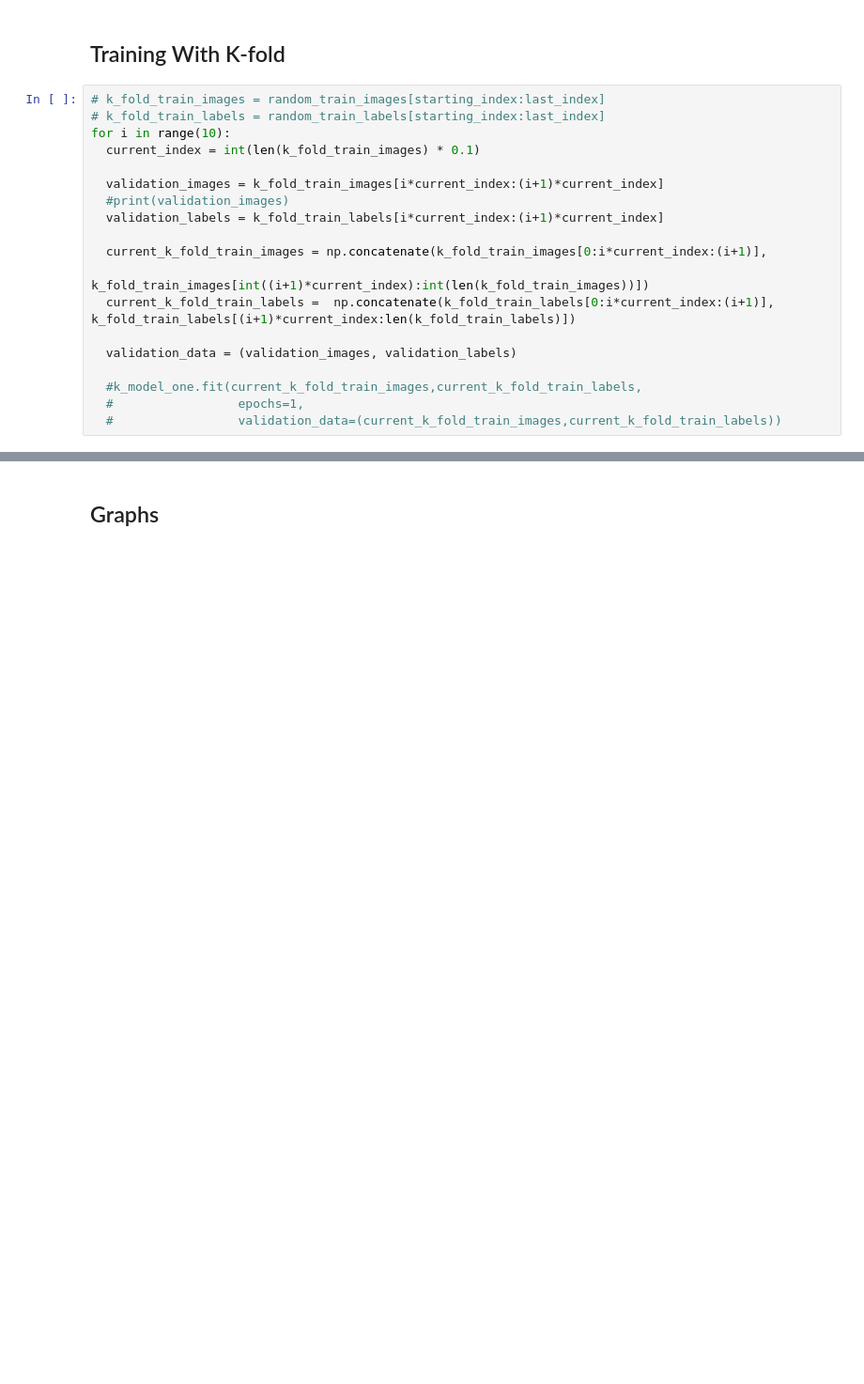
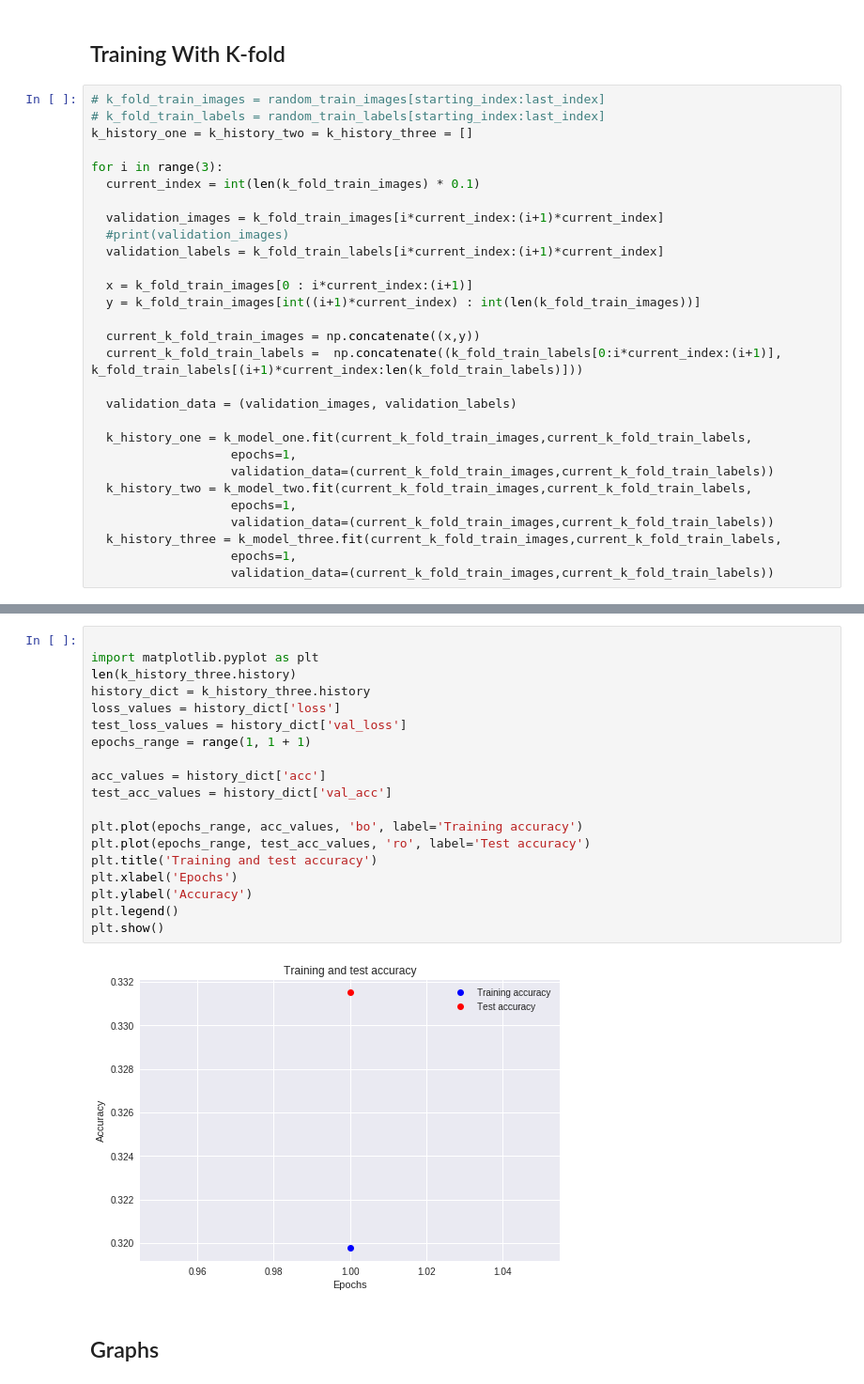
Before and after one commit to Wasabi-Bobby/MachineLearningHomework, a Jupyter notebook: HW2_Machine_Learning_bb.ipynb, the cells around one changed output, grey strips where cells are left out. Shown at 94% size. Cells and saved outputs as stored; diff of their text form; blank space fills up the shorter version.

```diff
--- a/HW2_Machine_Learning_bb.ipynb
+++ b/HW2_Machine_Learning_bb.ipynb
@@ -496,20 +496,30 @@ Training With K-fold
 # %%
 # k_fold_train_images = random_train_images[starting_index:last_index]
 # k_fold_train_labels = random_train_labels[starting_index:last_index]
-for i in range(10):
+k_history_one = k_history_two = k_history_three = []
+
+for i in range(3):
   current_index = int(len(k_fold_train_images) * 0.1)
 
   validation_images = k_fold_train_images[i*current_index:(i+1)*current_index]
   #print(validation_images)
   validation_labels = k_fold_train_labels[i*current_index:(i+1)*current_index]
 
-  current_k_fold_train_images = np.concatenate(k_fold_train_images[0:i*current_index:(i+1)],
-                                               k_fold_train_images[int((i+1)*current_index):int(len(k_fold_train_images))])
-  current_k_fold_train_labels =  np.concatenate(k_fold_train_labels[0:i*current_index:(i+1)], k_fold_train_labels[(i+1)*current_index:len(k_fold_train_labels)])
+  x = k_fold_train_images[0 : i*current_index:(i+1)]
+  y = k_fold_train_images[int((i+1)*current_index) : int(len(k_fold_train_images))]
+
+  current_k_fold_train_images = np.concatenate((x,y))
+  current_k_fold_train_labels =  np.concatenate((k_fold_train_labels[0:i*current_index:(i+1)], k_fold_train_labels[(i+1)*current_index:len(k_fold_train_labels)]))
 
   validation_data = (validation_images, validation_labels)
 
-  #k_model_one.fit(current_k_fold_train_images,current_k_fold_train_labels,
-  #                 epochs=1,
-  #                 validation_data=(current_k_fold_train_images,current_k_fold_train_labels))
+  k_history_one = k_model_one.fit(current_k_fold_train_images,current_k_fold_train_labels,
+                   epochs=1,
+                   validation_data=(current_k_fold_train_images,current_k_fold_train_labels))
+  k_history_two = k_model_two.fit(current_k_fold_train_images,current_k_fold_train_labels,
+                   epochs=1,
+                   validation_data=(current_k_fold_train_images,current_k_fold_train_labels))
+  k_history_three = k_model_three.fit(current_k_fold_train_images,current_k_fold_train_labels,
+                   epochs=1,
+                   validation_data=(current_k_fold_train_images,current_k_fold_train_labels))
 # %% [output]
@@ -521,3 +543,24 @@ k_fold_train_images.shape
+# %%
+
+import matplotlib.pyplot as plt
+len(k_history_three.history)
+history_dict = k_history_three.history
+loss_values = history_dict['loss']
+test_loss_values = history_dict['val_loss']
+epochs_range = range(1, 1 + 1)
+
+acc_values = history_dict['acc']
+test_acc_values = history_dict['val_acc']
+
+plt.plot(epochs_range, acc_values, 'bo', label='Training accuracy')
+plt.plot(epochs_range, test_acc_values, 'ro', label='Test accuracy')
+plt.title('Training and test accuracy')
+plt.xlabel('Epochs')
+plt.ylabel('Accuracy')
+plt.legend()
+plt.show()
+# %% [output]
+[figure, added]
 # %% [markdown]
 Graphs
 --------------
```
Also changed, not shown: parts of 4 cells of this notebook.
